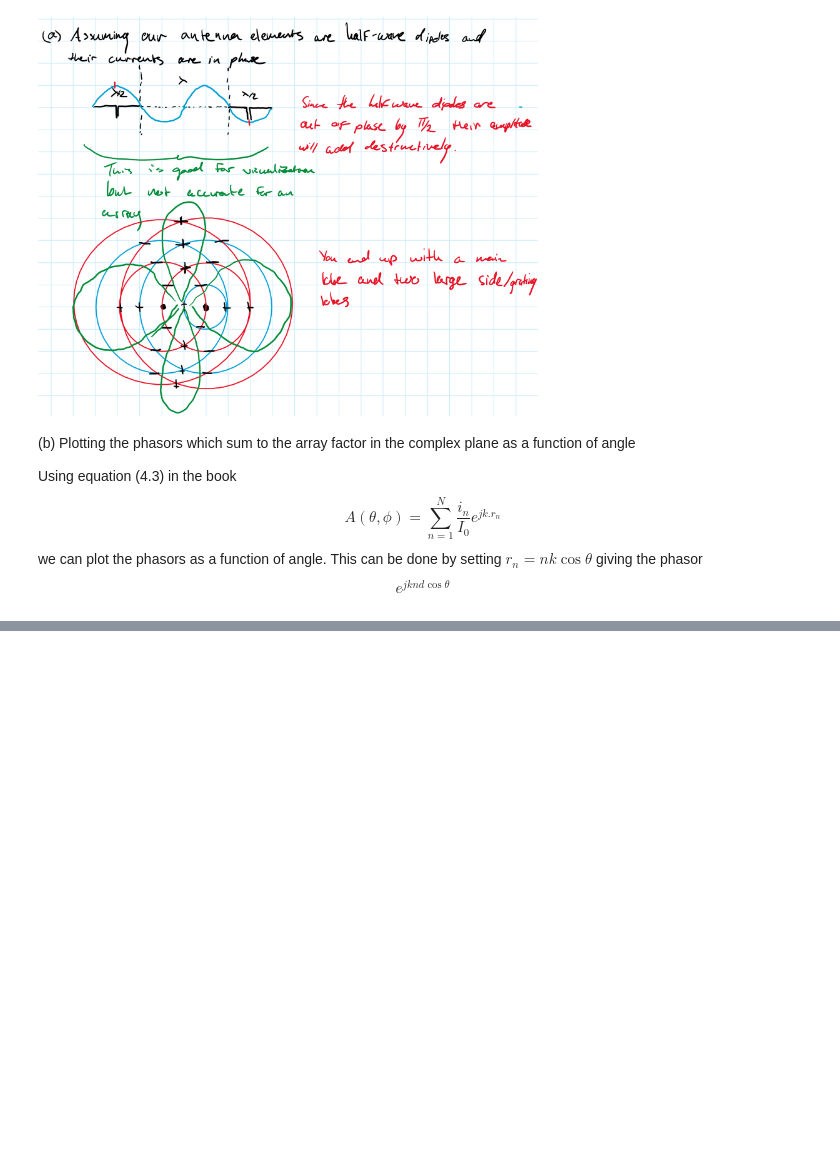
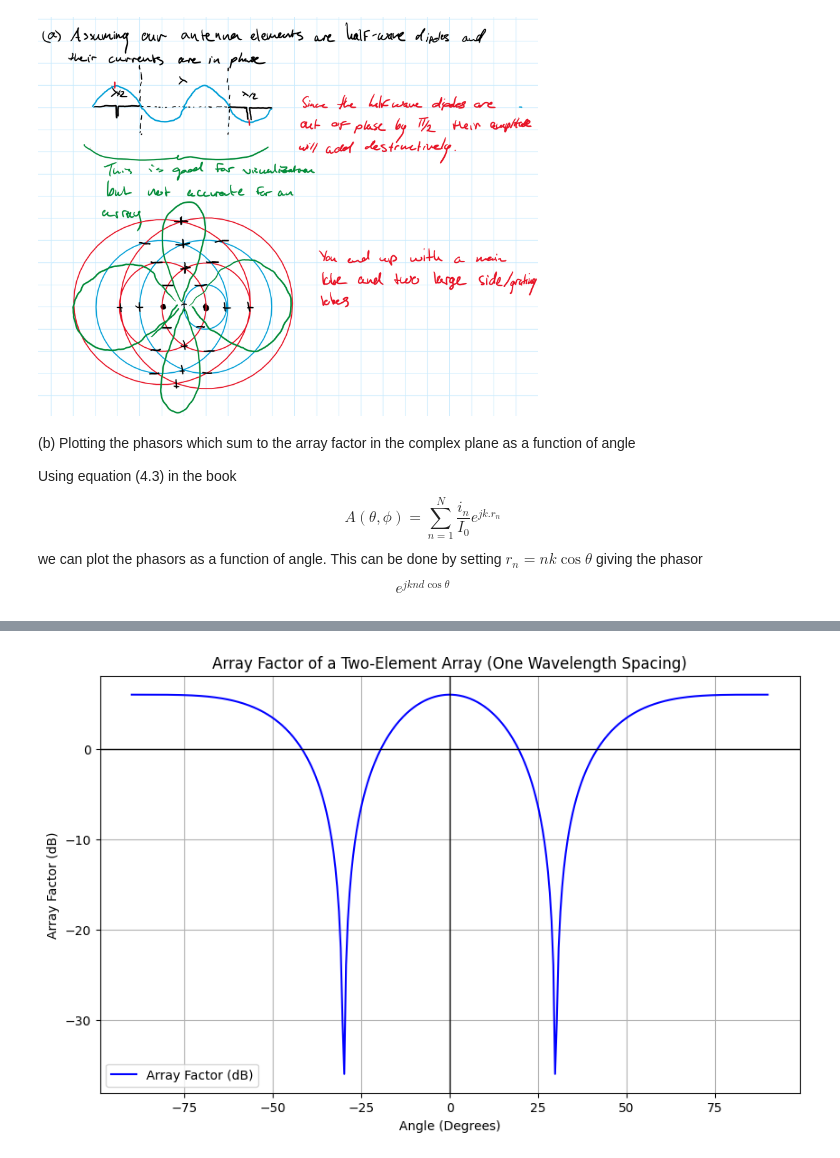
Before and after one commit to Montuck/antenna-software, a Jupyter notebook: hw10.ipynb, the cells around one changed output, grey strips where cells are left out. Saved outputs shown, nothing was run; the diff lists cells and outputs as text; code cells hidden in the pictures; blank space fills up the shorter version.

```diff
--- a/hw10.ipynb
+++ b/hw10.ipynb
@@ -64,0 +109,34 @@ display(Image("10-c-work.png", width=500, height=500))
+# %%
+import numpy as np
+import matplotlib.pyplot as plt
+
+# Define the array factor function
+def array_factor(theta):
+    # Convert theta to radians
+    theta_rad = np.radians(theta)
+    # Compute the array factor using the formula
+    AF = 1 + np.exp(1j * 2 * np.pi * np.sin(theta_rad))
+    return AF
+
+# Define the range of angles for plotting (from -90 to 90 degrees)
+theta = np.linspace(-90, 90, 360)
+
+# Compute the array factor for each angle
+AF_values = array_factor(theta)
+
+# Calculate the magnitude of the array factor
+AF_magnitude = np.abs(AF_values)
+
+# Plot the array factor magnitude (in dB scale)
+plt.figure(figsize=(10, 6))
+plt.plot(theta, 20 * np.log10(AF_magnitude), label="Array Factor (dB)", color='b')
+plt.title('Array Factor of a Two-Element Array (One Wavelength Spacing)')
+plt.xlabel('Angle (Degrees)')
+plt.ylabel('Array Factor (dB)')
+plt.grid(True)
+plt.axhline(0, color='black',linewidth=1)
+plt.axvline(0, color='black',linewidth=1)
+plt.legend()
+plt.show()
+# %% [output]
+[figure, added]
```
Also changed, not shown: parts of 6 cells of this notebook.
